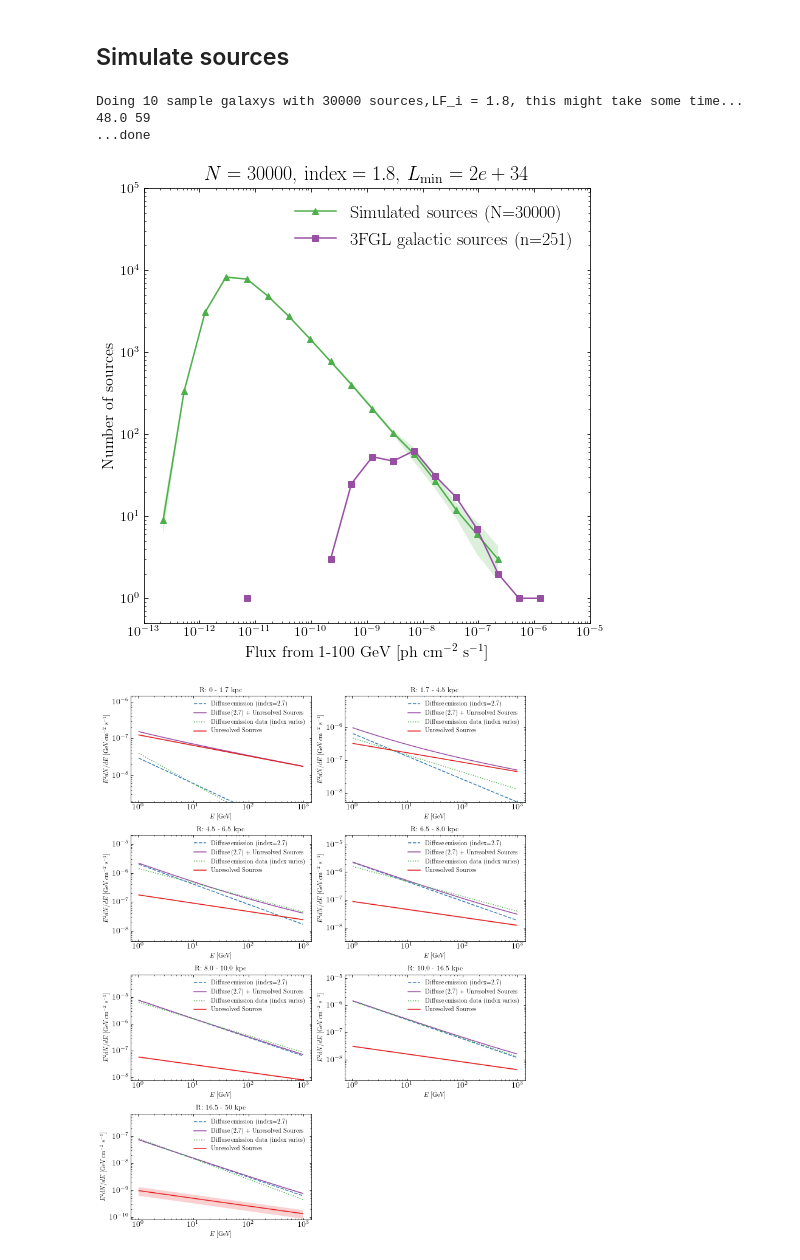
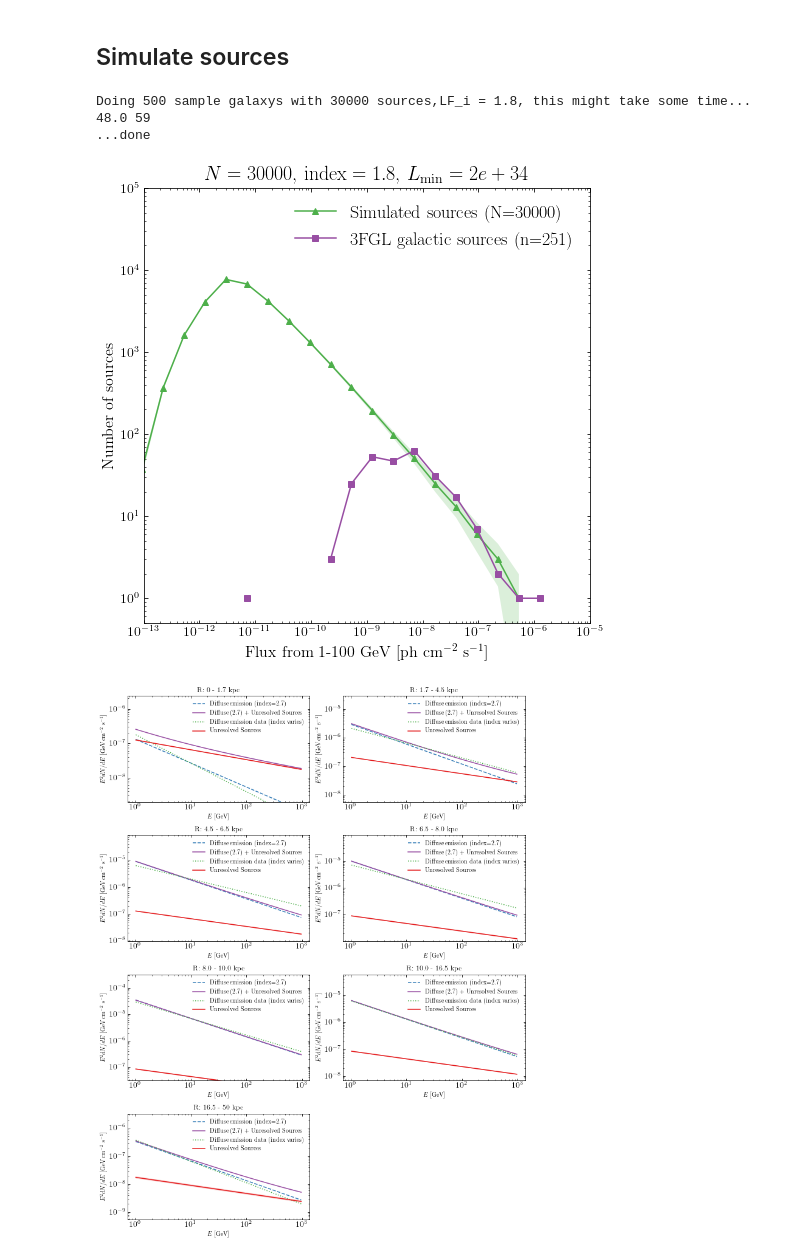
Before and after one commit to martp91/y-rays-UPS, a Jupyter notebook: sim_gamma_sources.ipynb, the cells around one changed output. Drawn from its saved outputs; the diff is of its cells as text; code cells hidden in the pictures.

```diff
--- a/sim_gamma_sources.ipynb
+++ b/sim_gamma_sources.ipynb
@@ -257,6 +264,7 @@ deltaE = dat_rings['delta_e']
 E_diff = dat_rings['emean']
 mask_E_diff = E_diff > 2
 Ec = 30
+sr =0.5*0.5*np.radians(1)**2*(720*81)
 
 ###Fitted indices
 index_bay = np.loadtxt('index_r5_fulldisk_7rings3.dat')
@@ -308,7 +316,7 @@ with open(fl_indices, 'r') as fl:
 
 for d in sorted(dat_rings):
     if 'Gas' in d and not 'err' in d:
-        spec = dat_rings[d]/deltaE
+        spec = sr*dat_rings[d]/deltaE
 
         err =dat_rings[d+'_err']/deltaE
         fit,cov = fit_index(E_diff[mask_E_diff],spec[mask_E_diff],err[mask_E_diff],model=modelfunc,p0=[-7,2.7])
@@ -387,6 +395,7 @@ def source_sim(a=1.8,N=30000,Lmin=2e34,Lmax=2e39,alpha=alp,beta=bet,H=H,
     L_smpl = rand_L(u2,a,Lmin,Lmax)#random L
     z_smpl = rand_z(N,H)
     R_smpl = rand_R(N,alpha,beta)
+    #R_smpl = rand_R_norm(N,6,2)
 
     #f,ax = plt.subplots(1, figsize=(7,5))
  #   hist,bins = np.histogram(L_smpl, bins=np.logspace(34,39,50))
@@ -415,14 +424,16 @@ def source_sim(a=1.8,N=30000,Lmin=2e34,Lmax=2e39,alpha=alp,beta=bet,H=H,
 
     #histogram for normalization
     hist = np.histogram(flux_data,bins=bins)[0]
-
+    mask_flux = flux_data < f_t
+    #mp = makemap.makemap(l[mask_flux],b[mask_flux],flux_data[mask_flux],0.5)
     ##Fluxes at different R
     spec_R_unres = []
+    flux_R_unres = []
     for rr in R_rings:
         mask_R = (R_smpl >= rr[0])&(R_smpl < rr[1])
         total_flux_R = flux_data[mask_R]
         flux_R_unresolved = np.sum(total_flux_R[total_flux_R<f_t])
-
+        flux_R_unres.append(flux_R_unresolved)
         spec_sim_R = norm_spec(spectrum,flux_R_unresolved,dE,mask_E)
         spec_R_unres.append(spec_sim_R)
 
@@ -443,7 +454,7 @@ def source_sim(a=1.8,N=30000,Lmin=2e34,Lmax=2e39,alpha=alp,beta=bet,H=H,
         spec_unres.append(spec_sim)
 
 #     return hist,dict_flux_lb,frac,spec_unres,spec_R_unres
-    return hist,spec_R_unres,frac
+    return hist,spec_R_unres,frac#,flux_R_unres#,mp
 # %%
 #Runs simulation Nsmpl times with N=n.o. sources, normalize to 3fgl sources
 ##Get average and std from Nsmpl runs, plot histogram to compare with hist of 3fgl sources
@@ -460,6 +471,7 @@ def ave_samples(Nsmpl=10,Nsnr=10000,LF_i_snr=1.5,Lmin_snr=1e33,Lmax_snr=4e38,
     frac_snr = []
     spec_snr = []
     spec_R = []
+    l_map = []
     if source_class == 'SNR':
         SNR=True
         PSR = False
@@ -479,6 +491,7 @@ def ave_samples(Nsmpl=10,Nsnr=10000,LF_i_snr=1.5,Lmin_snr=1e33,Lmax_snr=4e38,
         frac_snr.append(frac_lb)
         spec_R.append(ispec_R)
 
+
     ave_hist_snr = np.rint(np.mean(hist_snr,axis=0))
     std_hist_snr = (np.std(hist_snr,axis=0))
     ave_spec_R = np.average(spec_R,axis=0)
@@ -489,6 +502,8 @@ def ave_samples(Nsmpl=10,Nsnr=10000,LF_i_snr=1.5,Lmin_snr=1e33,Lmax_snr=4e38,
     counts_snr = np.sum(ave_hist_snr[mask_complete])
     counts_3fgl_snr = np.sum(hist_3fgl[mask_complete])
 
+
+   # plt.imshow(ave_mapje)
     if plothist:
         print counts_snr, counts_3fgl_snr
         ###################
@@ -514,7 +529,7 @@ def ave_samples(Nsmpl=10,Nsnr=10000,LF_i_snr=1.5,Lmin_snr=1e33,Lmax_snr=4e38,
         ax1.set_ylabel('Number of sources',fontsize=16)
         ax1.set_title(r'$N= %s$, $\rm{index} = %s$, $L_{\rm{min}} = %s$'%(Nsnr, LF_i_snr,Lmin_snr),fontsize=20)
         ax1.legend(prop={'size':18},frameon=False,handlelength=2.3)
-        plt.savefig('flux_counts_hist_options_%s_%s_%s.pdf'%(Nsnr,LF_i_snr,Lmin_snr))
+        plt.savefig('flux_counts_hist_options_%s_%s_%s_C.pdf'%(Nsnr,LF_i_snr,Lmin_snr))
 
 #     return ave_frac_snr,ave_spec_snr,std_frac_snr,std_spec_snr,ave_spec_R,std_spec_R
     print "...done"
@@ -566,7 +581,10 @@ def plot_spec(R_spec,std_R,plot=False):
             ax.set_ylabel(r"$E^2 dN/dE$  $\rm [GeV\,cm^{-2} \, s^{-1}]$")
             ax.set_xlabel(r"$E$ [GeV]")
             ax.set_title('Full ROI')
-            ax.set_ylim([0.1*min(1000**2*spec_sim_diff_unres), 10*max(spec_sim_diff_unres)])
+            ymin = 0.1*min(1000**2*spec_sim_diff_unres)
+            ymax = 10*max(spec_sim_diff_unres)
+            if np.isfinite(ymin) and np.isfinite(ymax):
+                ax.set_ylim([ymin, ymax])
             ax.set_xscale('log',nonposx='clip')
             ax.set_yscale('log',nonposy='clip')
             ax.set_title(r'R: %s - %s kpc'%R_rings[ri])
@@ -583,7 +601,7 @@ def plot_spec(R_spec,std_R,plot=False):
     if plot:
         fig.tight_layout(rect=[0, 0.03, 1, 0.95]);
     return l_i_200,err_i_200
-    #plt.savefig('spec_diff+unres_29000_3FGL_hard.pdf',bbox_inches='tight')
+    plt.savefig('spec_diff+unres_29000_3FGL_hard_norm.pdf',bbox_inches='tight')
 
 def plot_trend(l_i,l_i_err,options=['test']):
     """
@@ -613,17 +631,32 @@ def plot_trend(l_i,l_i_err,options=['test']):
 # %%
 ###Example run
 
-R_spec1,std_R1,lb_frac,std_lb_frac = ave_samples(10,Nsnr=30000,LF_i_snr=1.8,
+R_spec1,std_R1,lb_frac,std_lb_frac = ave_samples(500,Nsnr=30000,LF_i_snr=1.8,
                             Lmin_snr=2e34,Lmax_snr=2e39,
                             plothist=True,printstatements=False,
                            alpha=alp,beta=bet,H=H,
                            hist_3fgl=hist_3fgl_all,ft=5e-10,spectrum=intp_3fgl_snr_normed)
 
 l1, l1_err = plot_spec(R_spec1,std_R1,plot=True)
-plot_trend([l1],[l1_err])
+
+# mp[mp==0]=1e-14
+# mp = np.log10(mp)
+# fig = plt.figure(figsize=(25,10))
+# ax = fig.add_subplot(111)
+# ax.set_xticks([0,180,360,540,720])
+# ax.set_xticklabels([0,90,180,270,360])
+# ax.set_yticks([0,90,180,270,360])
+# ax.set_yticklabels([90,45, 0,-45,-90])
+# ax.set_ylim([140,220])
+# ax.set_xlabel('l')
+# ax.set_ylabel('b')
+# im = ax.imshow(mp[:,:],cmap='hot',vmin=-12,vmax=-5)
+# fig.colorbar(im,orientation='horizontal',shrink=0.5)
+
+#plot_trend([l1],[l1_err])
 # %% [output]
-Doing 10 sample galaxys with 30000 sources,LF_i = 1.8, this might take some time...
+Doing 500 sample galaxys with 30000 sources,LF_i = 1.8, this might take some time...
 48.0 59
 ...done
-[figure, old version]
+[figure, new version]
-[figure, old version]
+[figure, new version]
```
Also changed, not shown: parts of 5 cells of this notebook.
